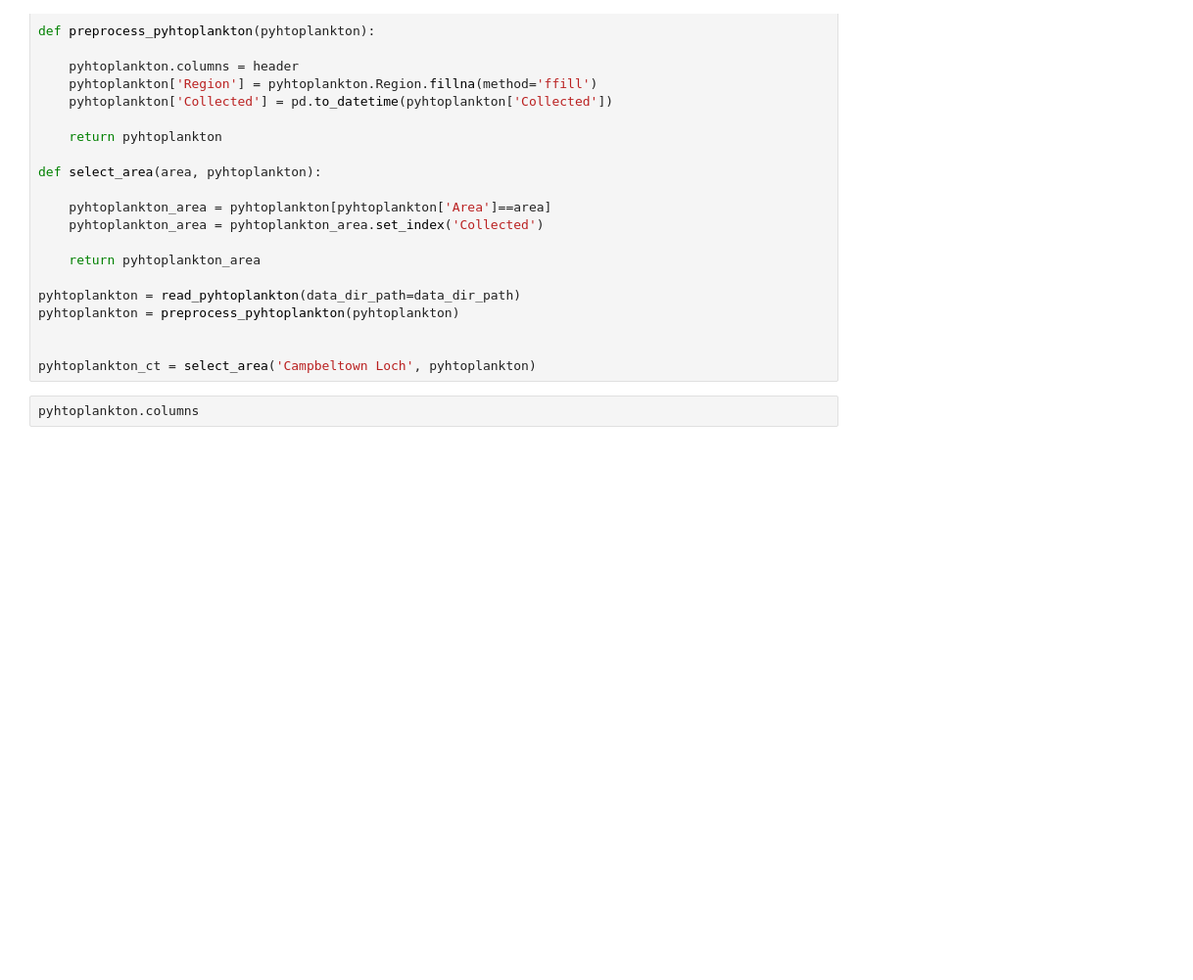
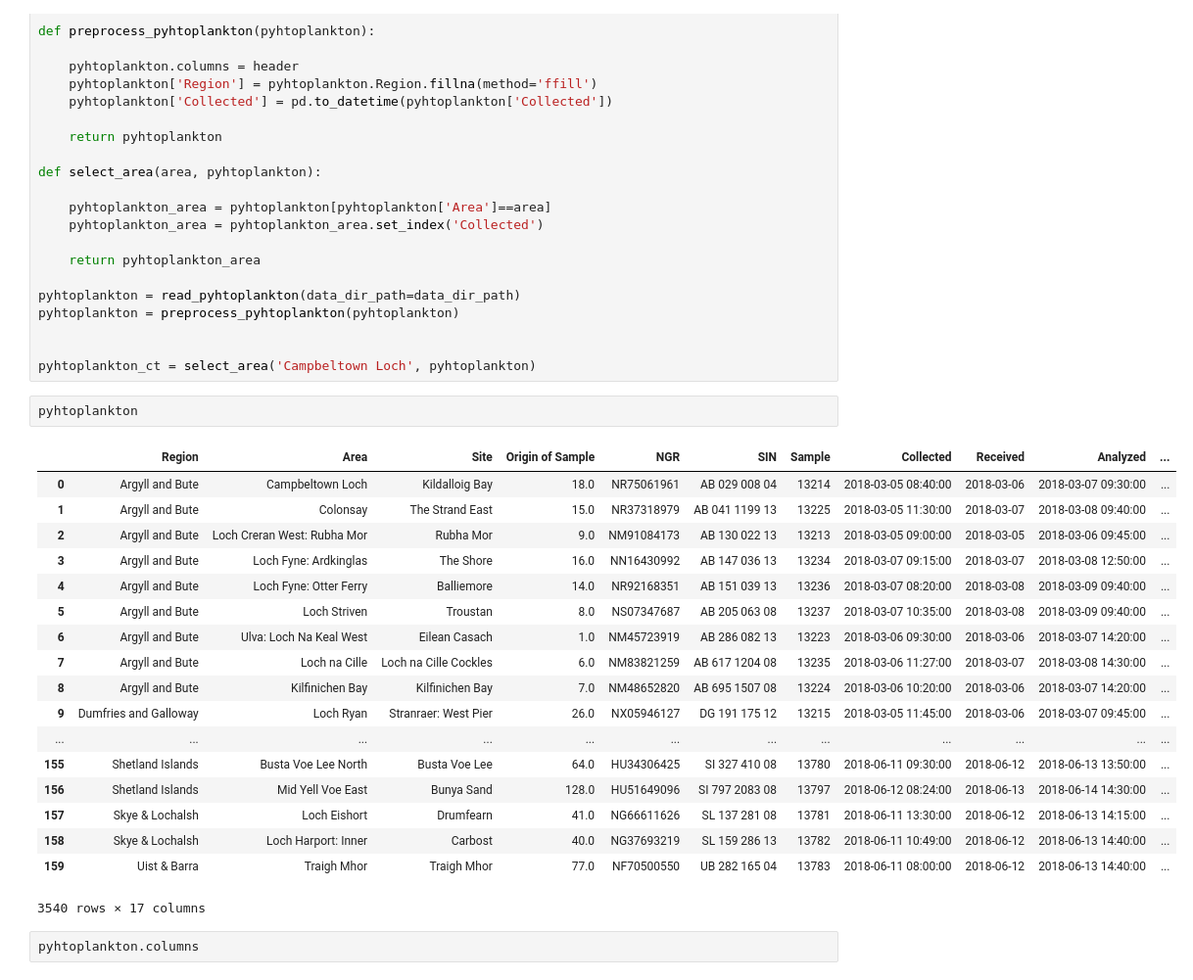
Before and after one commit to douglasmacdonald/python, a Jupyter notebook: notebooks/water_quality_develop.ipynb, the cells around one changed output. Shown at 98% size. Saved outputs shown, nothing was run; the diff lists cells and outputs as text; blank space fills up the shorter version.

```diff
--- a/notebooks/water_quality_develop.ipynb
+++ b/notebooks/water_quality_develop.ipynb
@@ -362,6 +366,27 @@ pyhtoplankton = preprocess_pyhtoplankton(pyhtoplankton)
 
 
 pyhtoplankton_ct = select_area('Campbeltown Loch', pyhtoplankton)
+# %%
+pyhtoplankton
+# %% [output]
+|  | Region | Area | Site | Origin of Sample | NGR | SIN | Sample | Collected | Received | Analyzed | ... |
+| 0 | Argyll and Bute | Campbeltown Loch | Kildalloig Bay | 18.0 | NR75061961 | AB 029 008 04 | 13214 | 2018-03-05 08:40:00 | 2018-03-06 | 2018-03-07 09:30:00 | ... |
+| 1 | Argyll and Bute | Colonsay | The Strand East | 15.0 | NR37318979 | AB 041 1199 13 | 13225 | 2018-03-05 11:30:00 | 2018-03-07 | 2018-03-08 09:40:00 | ... |
+| 2 | Argyll and Bute | Loch Creran West: Rubha Mor | Rubha Mor | 9.0 | NM91084173 | AB 130 022 13 | 13213 | 2018-03-05 09:00:00 | 2018-03-05 | 2018-03-06 09:45:00 | ... |
+| 3 | Argyll and Bute | Loch Fyne: Ardkinglas | The Shore | 16.0 | NN16430992 | AB 147 036 13 | 13234 | 2018-03-07 09:15:00 | 2018-03-07 | 2018-03-08 12:50:00 | ... |
+| 4 | Argyll and Bute | Loch Fyne: Otter Ferry | Balliemore | 14.0 | NR92168351 | AB 151 039 13 | 13236 | 2018-03-07 08:20:00 | 2018-03-08 | 2018-03-09 09:40:00 | ... |
+| 5 | Argyll and Bute | Loch Striven | Troustan | 8.0 | NS07347687 | AB 205 063 08 | 13237 | 2018-03-07 10:35:00 | 2018-03-08 | 2018-03-09 09:40:00 | ... |
+| 6 | Argyll and Bute | Ulva: Loch Na Keal West | Eilean Casach | 1.0 | NM45723919 | AB 286 082 13 | 13223 | 2018-03-06 09:30:00 | 2018-03-06 | 2018-03-07 14:20:00 | ... |
+| 7 | Argyll and Bute | Loch na Cille | Loch na Cille Cockles | 6.0 | NM83821259 | AB 617 1204 08 | 13235 | 2018-03-06 11:27:00 | 2018-03-07 | 2018-03-08 14:30:00 | ... |
+| 8 | Argyll and Bute | Kilfinichen Bay | Kilfinichen Bay | 7.0 | NM48652820 | AB 695 1507 08 | 13224 | 2018-03-06 10:20:00 | 2018-03-06 | 2018-03-07 14:20:00 | ... |
+| 9 | Dumfries and Galloway | Loch Ryan | Stranraer: West Pier | 26.0 | NX05946127 | DG 191 175 12 | 13215 | 2018-03-05 11:45:00 | 2018-03-06 | 2018-03-07 09:45:00 | ... |
+| ... | ... | ... | ... | ... | ... | ... | ... | ... | ... | ... | ... |
+| 155 | Shetland Islands | Busta Voe Lee North | Busta Voe Lee | 64.0 | HU34306425 | SI 327 410 08 | 13780 | 2018-06-11 09:30:00 | 2018-06-12 | 2018-06-13 13:50:00 | ... |
+| 156 | Shetland Islands | Mid Yell Voe East | Bunya Sand | 128.0 | HU51649096 | SI 797 2083 08 | 13797 | 2018-06-12 08:24:00 | 2018-06-13 | 2018-06-14 14:30:00 | ... |
+| 157 | Skye & Lochalsh | Loch Eishort | Drumfearn | 41.0 | NG66611626 | SL 137 281 08 | 13781 | 2018-06-11 13:30:00 | 2018-06-12 | 2018-06-13 14:15:00 | ... |
+| 158 | Skye & Lochalsh | Loch Harport: Inner | Carbost | 40.0 | NG37693219 | SL 159 286 13 | 13782 | 2018-06-11 10:49:00 | 2018-06-12 | 2018-06-13 14:40:00 | ... |
+| 159 | Uist & Barra | Traigh Mhor | Traigh Mhor | 77.0 | NF70500550 | UB 282 165 04 | 13783 | 2018-06-11 08:00:00 | 2018-06-12 | 2018-06-13 14:40:00 | ... |
+3540 rows × 17 columns
 # %%
 pyhtoplankton.columns
 # %% [output]
```
Also changed, not shown: parts of 20 cells of this notebook, 1 other file.
